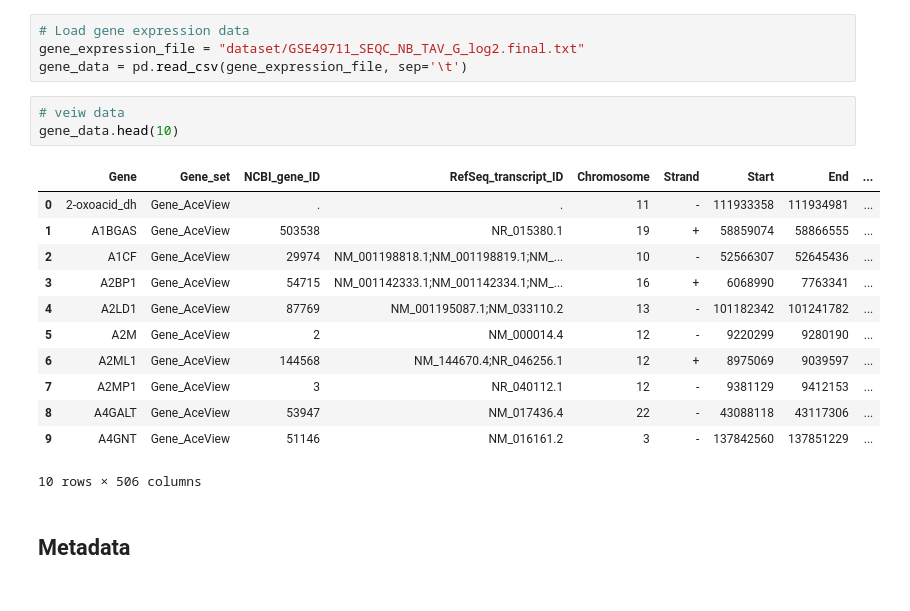
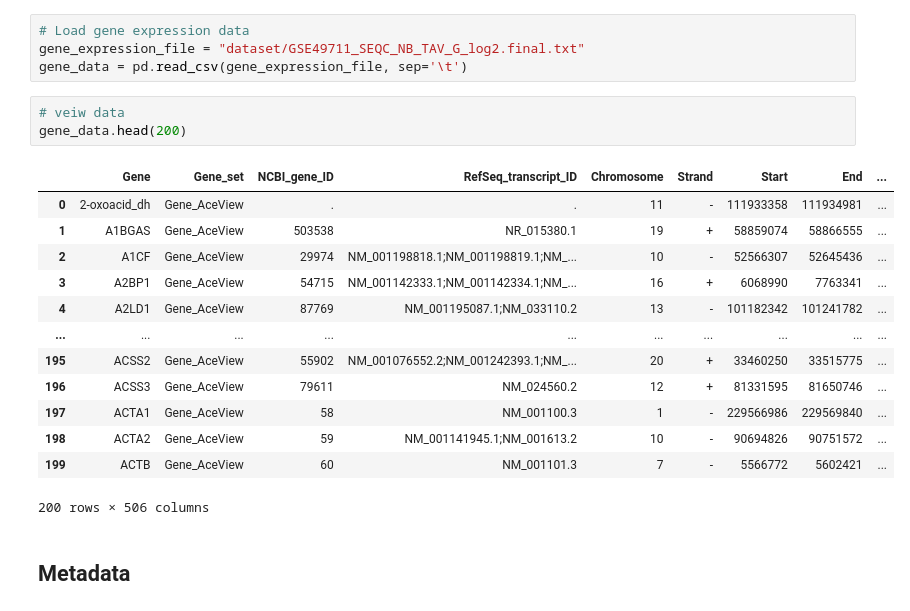
Before and after one commit to MYousry2002/Neuroblastoma-GeneSignature-Survival-BulkRNA, a Jupyter notebook: Neuroblastoma-GeneSignature-Survival-BulkRNA.ipynb, the cells around one changed output. Drawn from its saved outputs; the diff is of its cells as text.

```diff
--- a/Neuroblastoma-GeneSignature-Survival-BulkRNA.ipynb
+++ b/Neuroblastoma-GeneSignature-Survival-BulkRNA.ipynb
@@ -32,20 +33,21 @@ gene_expression_file = "dataset/GSE49711_SEQC_NB_TAV_G_log2.final.txt"
 gene_data = pd.read_csv(gene_expression_file, sep='\t')
 # %%
 # veiw data
-gene_data.head(10)
+gene_data.head(200)
 # %% [output]
 |  | Gene | Gene_set | NCBI_gene_ID | RefSeq_transcript_ID | Chromosome | Strand | Start | End | ... |
 | 0 | 2-oxoacid_dh | Gene_AceView | . | . | 11 | - | 111933358 | 111934981 | ... |
 | 1 | A1BGAS | Gene_AceView | 503538 | NR_015380.1 | 19 | + | 58859074 | 58866555 | ... |
 | 2 | A1CF | Gene_AceView | 29974 | NM_001198818.1;NM_001198819.1;NM_... | 10 | - | 52566307 | 52645436 | ... |
 | 3 | A2BP1 | Gene_AceView | 54715 | NM_001142333.1;NM_001142334.1;NM_... | 16 | + | 6068990 | 7763341 | ... |
 | 4 | A2LD1 | Gene_AceView | 87769 | NM_001195087.1;NM_033110.2 | 13 | - | 101182342 | 101241782 | ... |
-| 5 | A2M | Gene_AceView | 2 | NM_000014.4 | 12 | - | 9220299 | 9280190 | ... |
-| 6 | A2ML1 | Gene_AceView | 144568 | NM_144670.4;NR_046256.1 | 12 | + | 8975069 | 9039597 | ... |
-| 7 | A2MP1 | Gene_AceView | 3 | NR_040112.1 | 12 | - | 9381129 | 9412153 | ... |
-| 8 | A4GALT | Gene_AceView | 53947 | NM_017436.4 | 22 | - | 43088118 | 43117306 | ... |
-| 9 | A4GNT | Gene_AceView | 51146 | NM_016161.2 | 3 | - | 137842560 | 137851229 | ... |
+| ... | ... | ... | ... | ... | ... | ... | ... | ... | ... |
+| 195 | ACSS2 | Gene_AceView | 55902 | NM_001076552.2;NM_001242393.1;NM_... | 20 | + | 33460250 | 33515775 | ... |
+| 196 | ACSS3 | Gene_AceView | 79611 | NM_024560.2 | 12 | + | 81331595 | 81650746 | ... |
+| 197 | ACTA1 | Gene_AceView | 58 | NM_001100.3 | 1 | - | 229566986 | 229569840 | ... |
+| 198 | ACTA2 | Gene_AceView | 59 | NM_001141945.1;NM_001613.2 | 10 | - | 90694826 | 90751572 | ... |
+| 199 | ACTB | Gene_AceView | 60 | NM_001101.3 | 7 | - | 5566772 | 5602421 | ... |
-10 rows × 506 columns
+200 rows × 506 columns
 # %% [markdown]
 ## Metadata
 # %%
```
Also changed, not shown: parts of 35 cells of this notebook, 2 other files.
